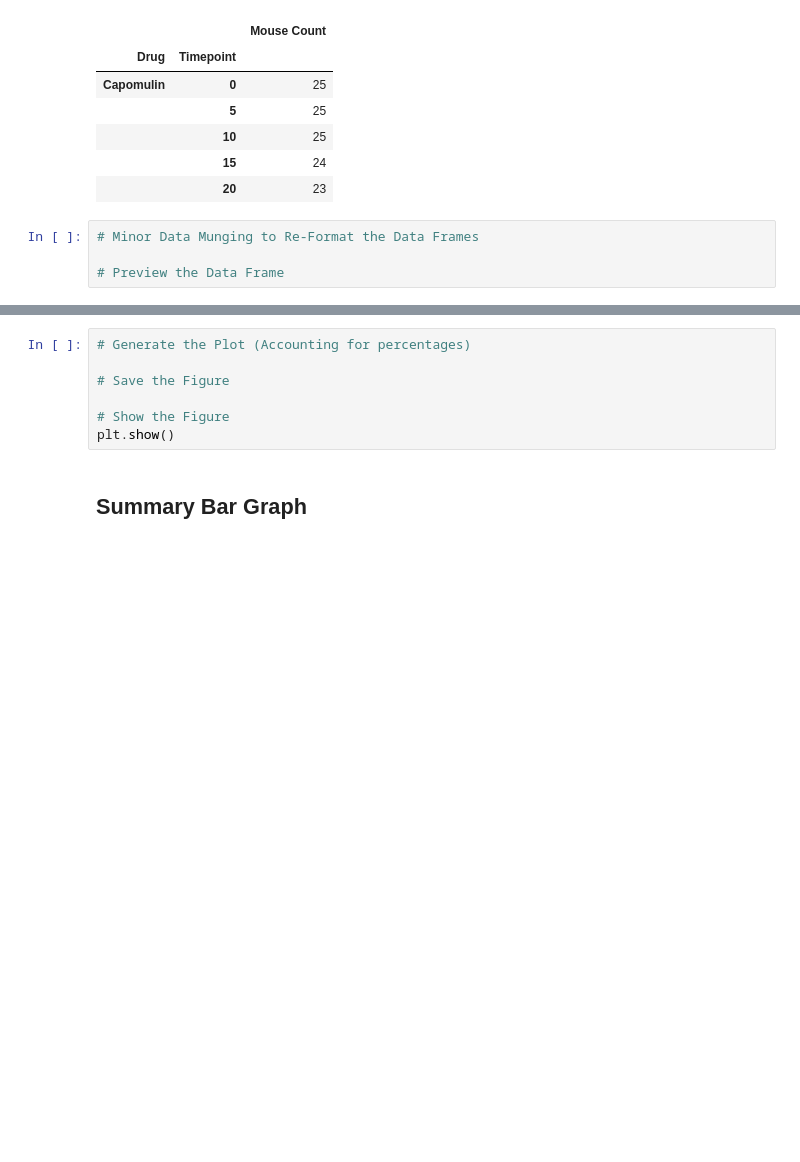
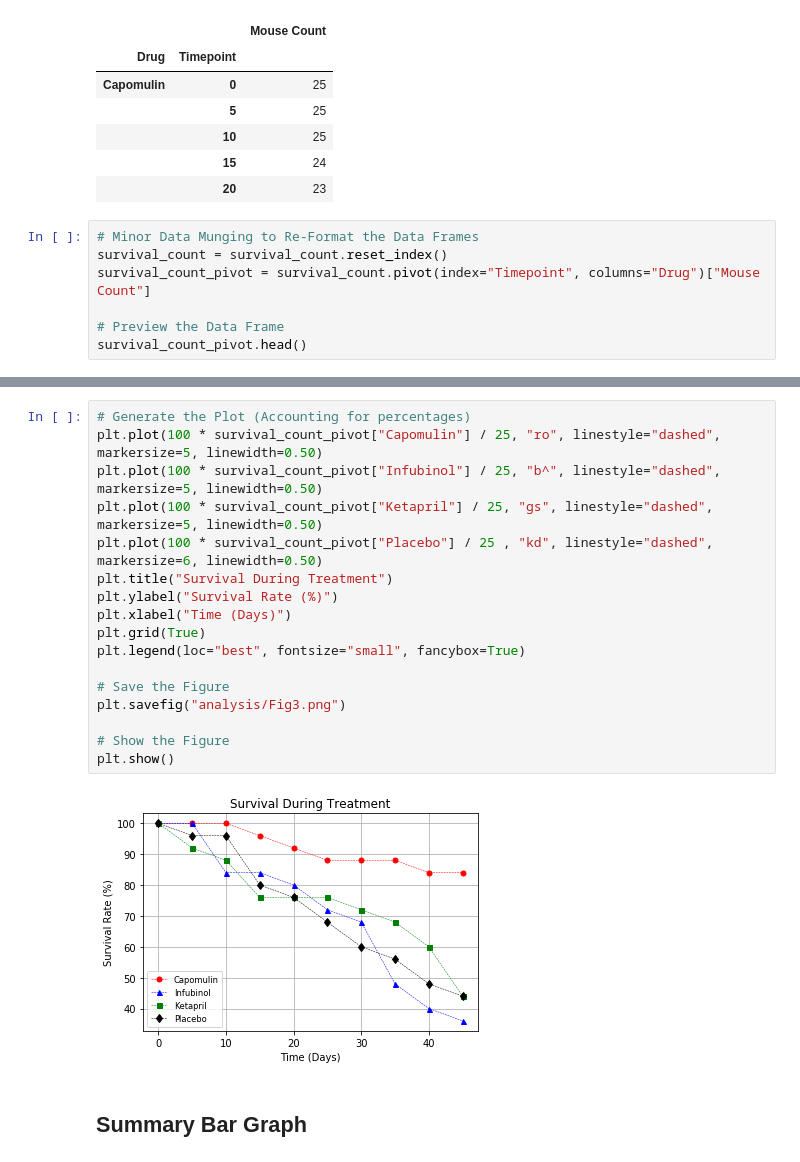
Before and after one commit to wolfbreeze/Pymaceuticals-Inc-Matplotlib, a Jupyter notebook: pymaceuticals_starter.ipynb, the cells around one changed output, grey strips where cells are left out. Cells and saved outputs as stored; diff of their text form; blank space fills up the shorter version.

```diff
--- a/pymaceuticals_starter.ipynb
+++ b/pymaceuticals_starter.ipynb
@@ -215,5 +215,8 @@ survival_count.head()
 |  | 20 | 23 |
 # %%
 # Minor Data Munging to Re-Format the Data Frames
+survival_count = survival_count.reset_index()
+survival_count_pivot = survival_count.pivot(index="Timepoint", columns="Drug")["Mouse Count"]
 
 # Preview the Data Frame
+survival_count_pivot.head()
@@ -220,10 +231,22 @@ survival_count.head()
-# %%
-# Generate the Plot (Accounting for percentages)
-
-# Save the Figure
-
-# Show the Figure
-plt.show()
+# %%
+# Generate the Plot (Accounting for percentages)
+plt.plot(100 * survival_count_pivot["Capomulin"] / 25, "ro", linestyle="dashed", markersize=5, linewidth=0.50)
+plt.plot(100 * survival_count_pivot["Infubinol"] / 25, "b^", linestyle="dashed", markersize=5, linewidth=0.50)
+plt.plot(100 * survival_count_pivot["Ketapril"] / 25, "gs", linestyle="dashed", markersize=5, linewidth=0.50)
+plt.plot(100 * survival_count_pivot["Placebo"] / 25 , "kd", linestyle="dashed", markersize=6, linewidth=0.50)
+plt.title("Survival During Treatment")
+plt.ylabel("Survival Rate (%)")
+plt.xlabel("Time (Days)")
+plt.grid(True)
+plt.legend(loc="best", fontsize="small", fancybox=True)
+
+# Save the Figure
+plt.savefig("analysis/Fig3.png")
+
+# Show the Figure
+plt.show()
+# %% [output]
+[figure, added]
 # %% [markdown]
 ## Summary Bar Graph
 # %%
```
Also changed, not shown: parts of 4 cells of this notebook, 3 other files.
